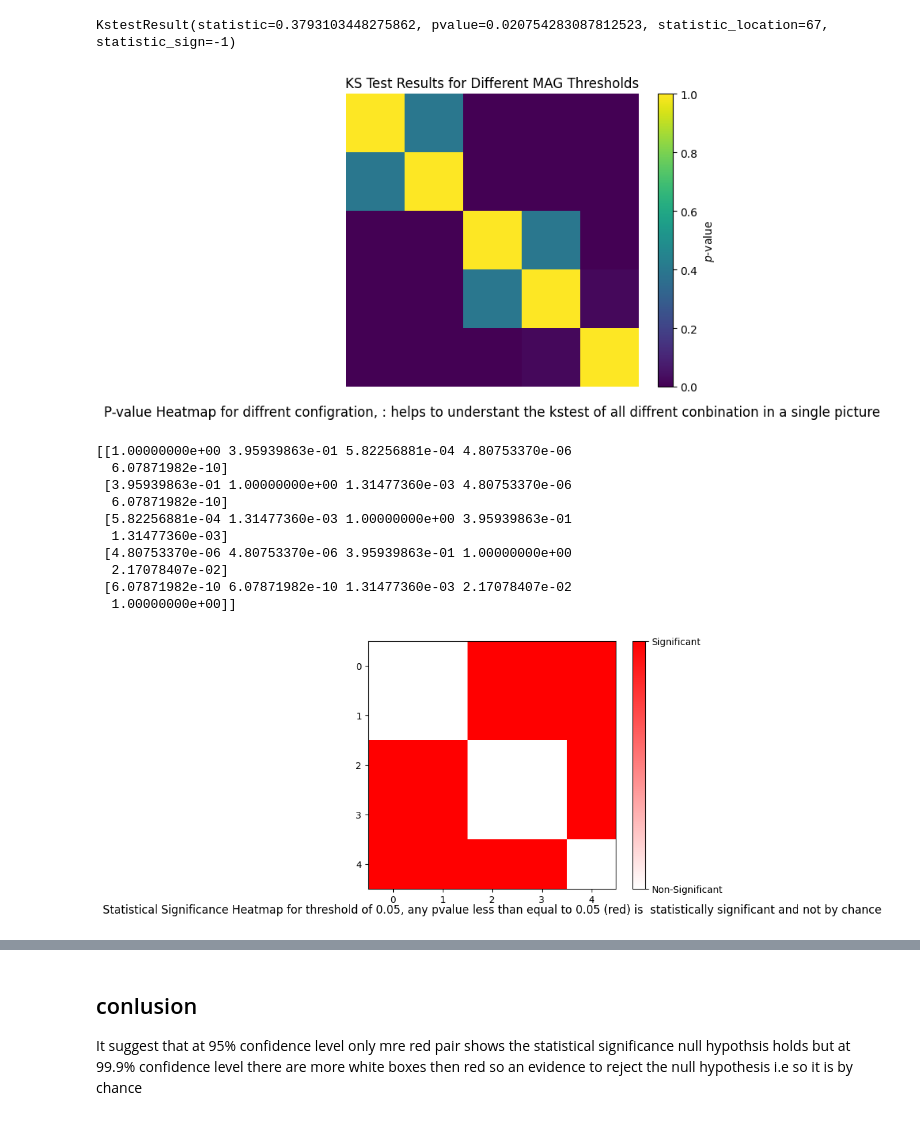
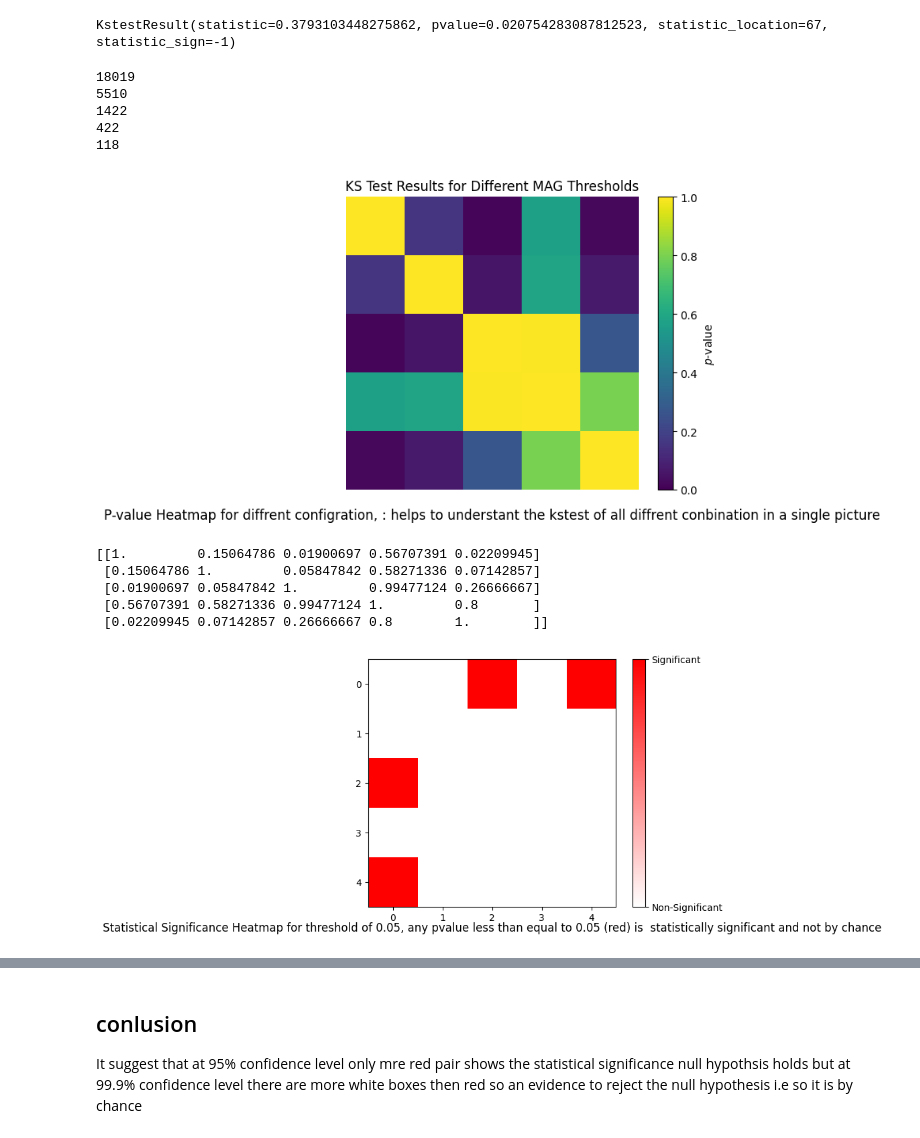
Before and after one commit to bivekpok/DSPS_BPokhrel, a Jupyter notebook: HW3/Hw3.ipynb, the cells around one changed output, grey strips where cells are left out. Cells and saved outputs as stored; diff of their text form; code cells hidden in the pictures.

```diff
--- a/HW3/Hw3.ipynb
+++ b/HW3/Hw3.ipynb
@@ -487,66 +487,55 @@ mag_thresholds = [2.0, 2.5, 3.0, 3.5, 4.0]
 p_mat = np.zeros((len(mag_thresholds), len(mag_thresholds)))
 for i in range(len(mag_thresholds)):
     xi = eq_final[eq_final['MAG'] > mag_thresholds[i]]['gaps']
-    cbi, chisti = c_mean(xi, bin = 50)
+    print(len(xi))
+    bin_size = int( 0.01* len(xi))
+    cbi, chisti = c_mean(xi, bin = bin_size, m = 0.01)
 
 
     for j in range(len(mag_thresholds)):
         if i == j:
             p_mat[i, j] = 1
         elif i < j:
+
             xj = eq_final[eq_final['MAG'] > mag_thresholds[j]]['gaps']
-            cbj, chistj = c_mean(xj,bin = 50)
-            # countj, bins = np.histogram(xj, bins=1900)
-            # def hist_bin(x):
-            #   hist, bins = np.histogram(x, bins=1900)
-            #   cb = (bins[:-1] + bins[1:]) / 2
-            #   cs = np.cumsum(hist) / np.sum(hist)
-            #   return cb, cs
-
-            # def c_mean(x):
-            #   fmx = np.mean(x)
-            #   x = x / fmx
-            #   x1 = x[x > 0.001]
-            #   smx = np.mean(x1)
-            #   x1 = x1 / smx
-            #   cb, chist = hist_bin(x1)
-            #   return cb, chist
+            bin_size = int( 0.01* len(xj))
+            cbj, chistj = c_mean(xj,bin = bin_size, m= 0.01)
 
 
 
 
             ks_stat, p_value = scipy.stats.kstest(chisti, chistj)
 
 
             p_mat[i, j] = p_value
         else:
             p_mat[i, j] = p_mat[j, i]
 
 plt.imshow(p_mat, cmap='viridis', vmin=0, vmax=1)
 plt.colorbar(label=r'$p$-value')
 plt.title("KS Test Results for Different MAG Thresholds")
 plt.axis('off')
 
 
 plt.text(0.5, -0.1, "P-value Heatmap for diffrent configration, : helps to understant the kstest of all diffrent conbination in a single picture", ha='center', fontsize=12, transform=plt.gca().transAxes)
 
 plt.show()
 print(p_mat)
 # %% [output]
+18019
+5510
+1422
+422
+118
-[figure, old version]
+[figure, new version]
-[[1.00000000e+00 3.95939863e-01 5.82256881e-04 4.80753370e-06
-  6.07871982e-10]
- [3.95939863e-01 1.00000000e+00 1.31477360e-03 4.80753370e-06
-  6.07871982e-10]
- [5.82256881e-04 1.31477360e-03 1.00000000e+00 3.95939863e-01
-  1.31477360e-03]
- [4.80753370e-06 4.80753370e-06 3.95939863e-01 1.00000000e+00
-  2.17078407e-02]
- [6.07871982e-10 6.07871982e-10 1.31477360e-03 2.17078407e-02
-  1.00000000e+00]]
+[[1.         0.15064786 0.01900697 0.56707391 0.02209945]
+ [0.15064786 1.         0.05847842 0.58271336 0.07142857]
+ [0.01900697 0.05847842 1.         0.99477124 0.26666667]
+ [0.56707391 0.58271336 0.99477124 1.         0.8       ]
+ [0.02209945 0.07142857 0.26666667 0.8        1.        ]]
 # %%
 alpha = 0.05
-significant_mask = p_mat <= alpha
+significant_mask = p_mat < alpha
 
 colors = [(1, 1, 1), (1, 0, 0)]  # White to Red
 cmap = LinearSegmentedColormap.from_list("Custom_Red_White_Colormap", colors, N=256)
@@ -557,6 +546,6 @@ cbar.set_ticklabels(['Non-Significant', 'Significant'])
 plt.text(0.5, -0.1, "Statistical Significance Heatmap for threshold of 0.05, any pvalue less than equal to 0.05 (red) is  statistically significant and not by chance", ha='center', fontsize=12, transform=plt.gca().transAxes)
 plt.show()
 # %% [output]
-[figure, old version]
+[figure, new version]
 # %%
 alpha = 0.001
```
Also changed, not shown: parts of 7 cells of this notebook.
